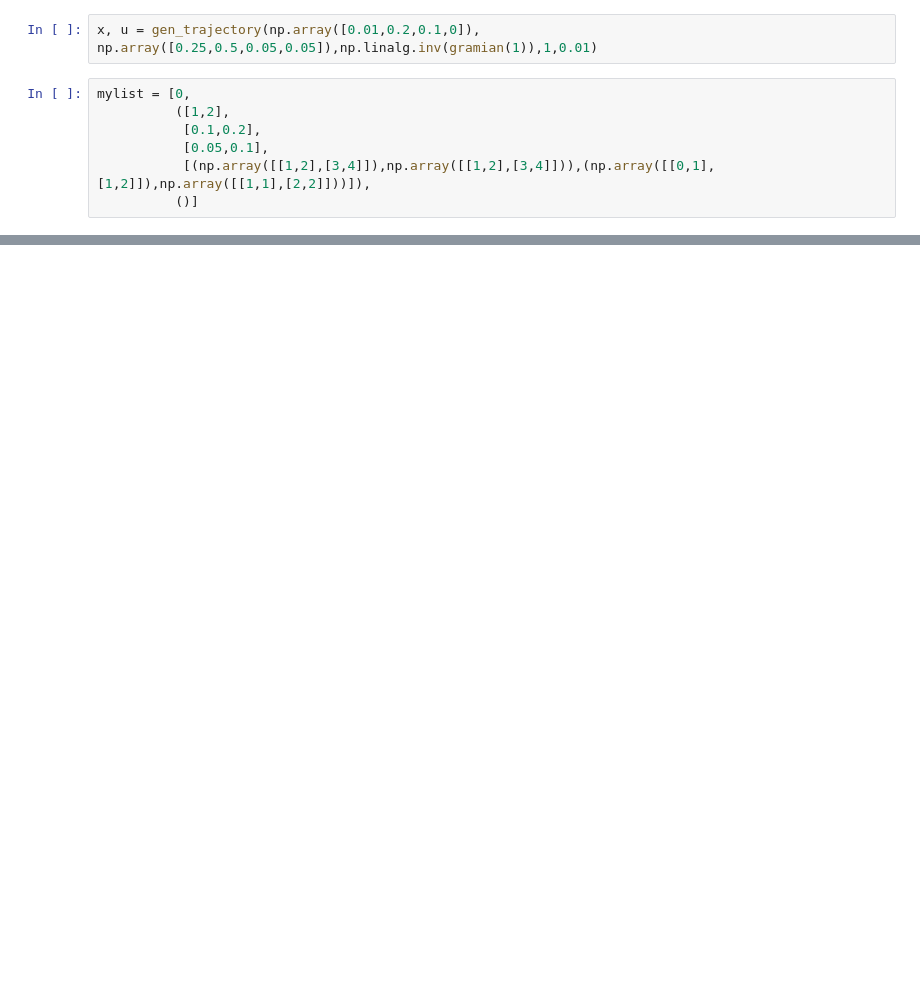
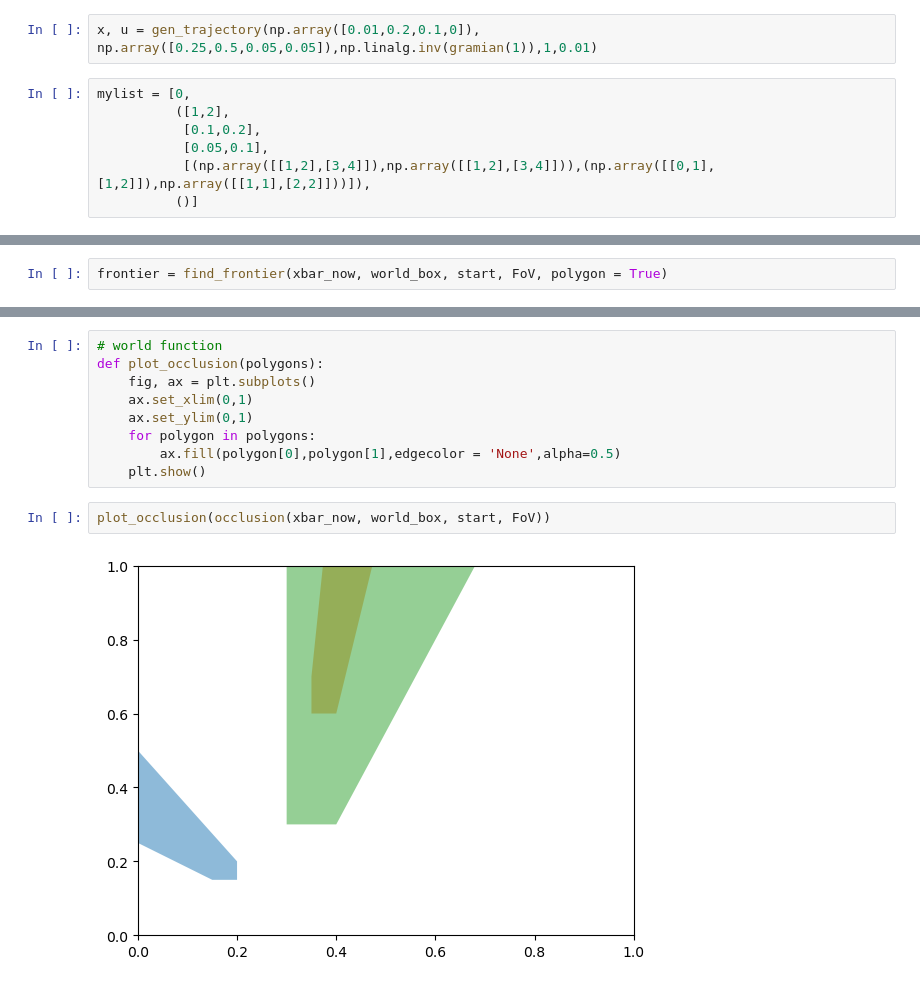
Before and after one commit to irom-lab/perception-guarantees, a Jupyter notebook: planning/plan_test_clean.ipynb, the cells around one changed output, grey strips where cells are left out. Cells and saved outputs as stored; diff of their text form; blank space fills up the shorter version.

Commit message:
test occlusion

```diff
--- a/planning/plan_test_clean.ipynb
+++ b/planning/plan_test_clean.ipynb
@@ -912,0 +937,2 @@ mylist[1][0].index(2)
+# %%
+frontier = find_frontier(xbar_now, world_box, start, FoV, polygon = True)
@@ -912,0 +1047,13 @@ mylist[1][0].index(2)
+# %%
+# world function
+def plot_occlusion(polygons):
+    fig, ax = plt.subplots()
+    ax.set_xlim(0,1)
+    ax.set_ylim(0,1)
+    for polygon in polygons:
+        ax.fill(polygon[0],polygon[1],edgecolor = 'None',alpha=0.5)
+    plt.show()
+# %%
+plot_occlusion(occlusion(xbar_now, world_box, start, FoV))
+# %% [output]
+[figure, added]
```
Also changed, not shown: parts of 34 cells of this notebook.
